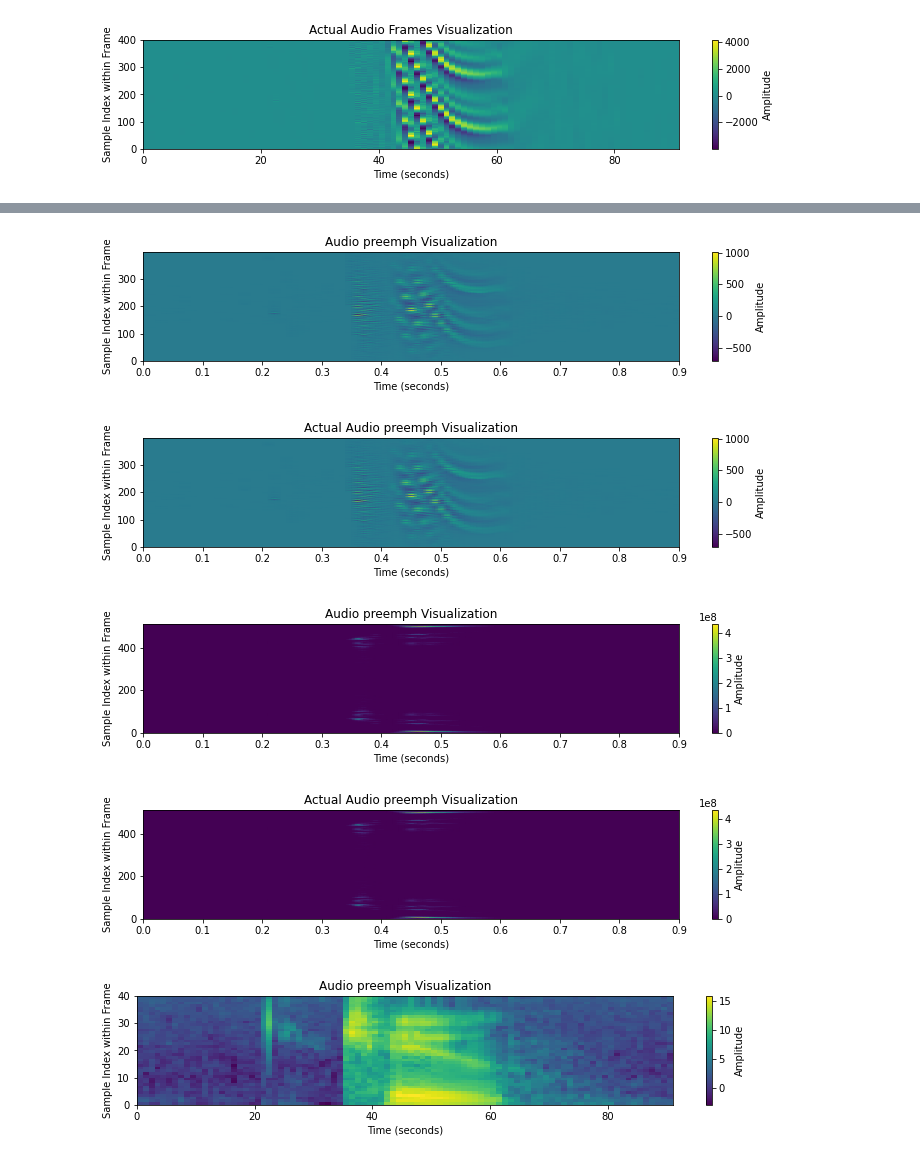
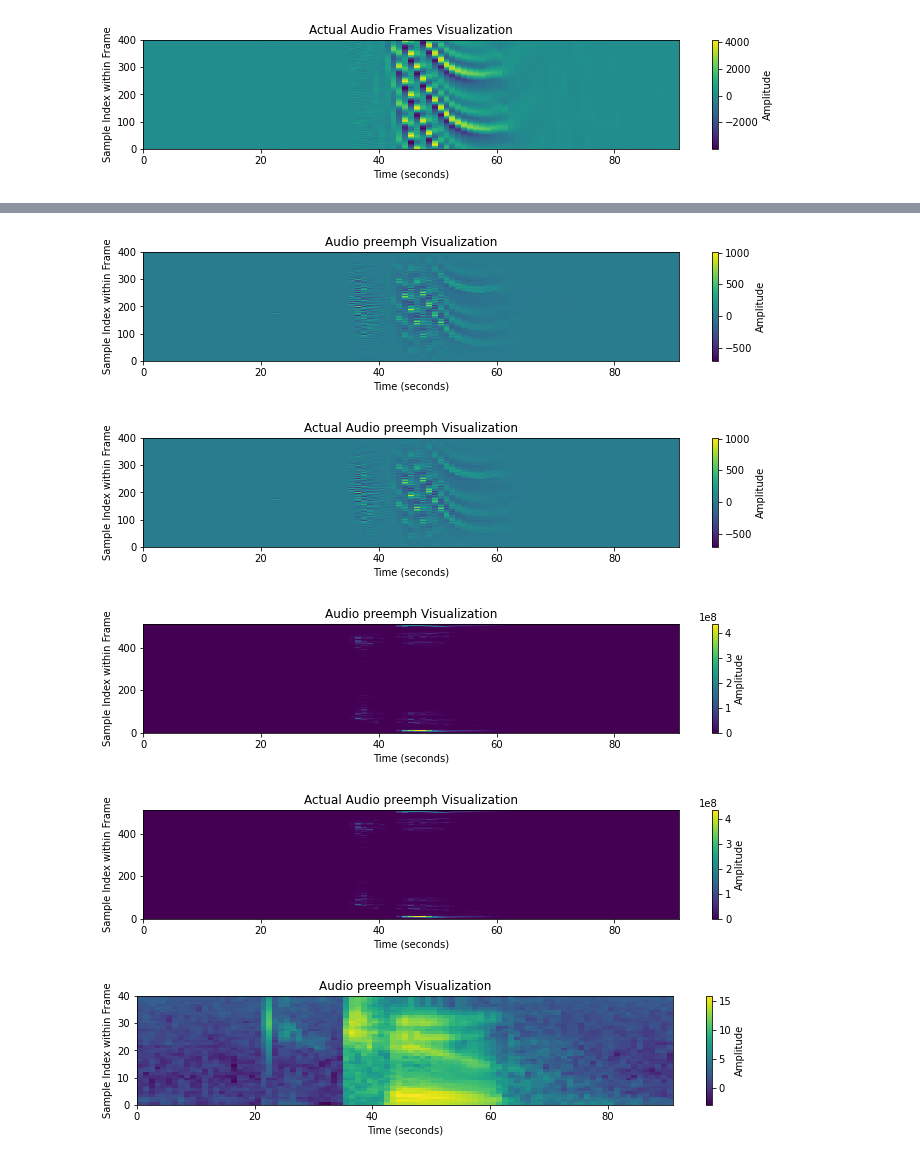
Before and after one commit to kyebinan/Speach-Speaker-Recognition, a Jupyter notebook: Lab1/lab1.ipynb, the cells around one changed output, grey strips where cells are left out. Cells and saved outputs as stored; diff of their text form; code cells hidden in the pictures.

```diff
--- a/Lab1/lab1.ipynb
+++ b/Lab1/lab1.ipynb
@@ -97,71 +88,51 @@ plt.show()
 # %%
 windowed = proto.windowing(preemph)
 # %%
-# Calculate the time axis for the frames
-frame_times = np.arange(windowed.shape[0]) * winshift_time
-# Calculate the sample axis for each frame
-frame_samples = np.arange(windowed.shape[1])
-
 # Plotting with pcolormesh
 plt.figure(figsize=(12, 2))
-plt.pcolormesh(frame_times, frame_samples, windowed.T, shading='gouraud')
+plt.pcolormesh(windowed.T, cmap='viridis')
 plt.colorbar(label='Amplitude')
 plt.xlabel('Time (seconds)')
 plt.ylabel('Sample Index within Frame')
 plt.title('Audio preemph Visualization')
 plt.show()
 
 
-# Calculate the time axis for the frames
-frame_times = np.arange(example["windowed"].shape[0]) * winshift_time
-# Calculate the sample axis for each frame
-frame_samples = np.arange(example["windowed"].shape[1])
-
 # Plotting with pcolormesh
 plt.figure(figsize=(12, 2))
-plt.pcolormesh(frame_times, frame_samples, example["windowed"].T, shading='gouraud')
+plt.pcolormesh(example["windowed"].T, cmap='viridis')
 plt.colorbar(label='Amplitude')
 plt.xlabel('Time (seconds)')
 plt.ylabel('Sample Index within Frame')
 plt.title('Actual Audio preemph Visualization')
 plt.show()
 # %% [output]
-[figure, old version]
+[figure, new version]
-[figure, old version]
+[figure, new version]
 # %%
 spec = proto.powerSpectrum(windowed, 512)
 # %%
-# Calculate the time axis for the frames
-frame_times = np.arange(spec.shape[0]) * winshift_time
-# Calculate the sample axis for each frame
-frame_samples = np.arange(spec.shape[1])
 
 # Plotting with pcolormesh
 plt.figure(figsize=(12, 2))
-plt.pcolormesh(frame_times, frame_samples, spec.T, shading='gouraud')
+plt.pcolormesh(spec.T, cmap='viridis')
 plt.colorbar(label='Amplitude')
 plt.xlabel('Time (seconds)')
 plt.ylabel('Sample Index within Frame')
 plt.title('Audio preemph Visualization')
 plt.show()
 
-
-# Calculate the time axis for the frames
-frame_times = np.arange(example["spec"].shape[0]) * winshift_time
-# Calculate the sample axis for each frame
-frame_samples = np.arange(example["spec"].shape[1])
-
 # Plotting with pcolormesh
 plt.figure(figsize=(12, 2))
-plt.pcolormesh(frame_times, frame_samples, example["spec"].T, shading='gouraud')
+plt.pcolormesh(example["spec"].T, cmap='viridis')
 plt.colorbar(label='Amplitude')
 plt.xlabel('Time (seconds)')
 plt.ylabel('Sample Index within Frame')
 plt.title('Actual Audio preemph Visualization')
 plt.show()
 # %% [output]
-[figure, old version]
+[figure, new version]
-[figure, old version]
+[figure, new version]
 # %%
 mspec = proto.logMelSpectrum(spec, sr)
 # %%
```
Also changed, not shown: parts of 1 cell of this notebook.
